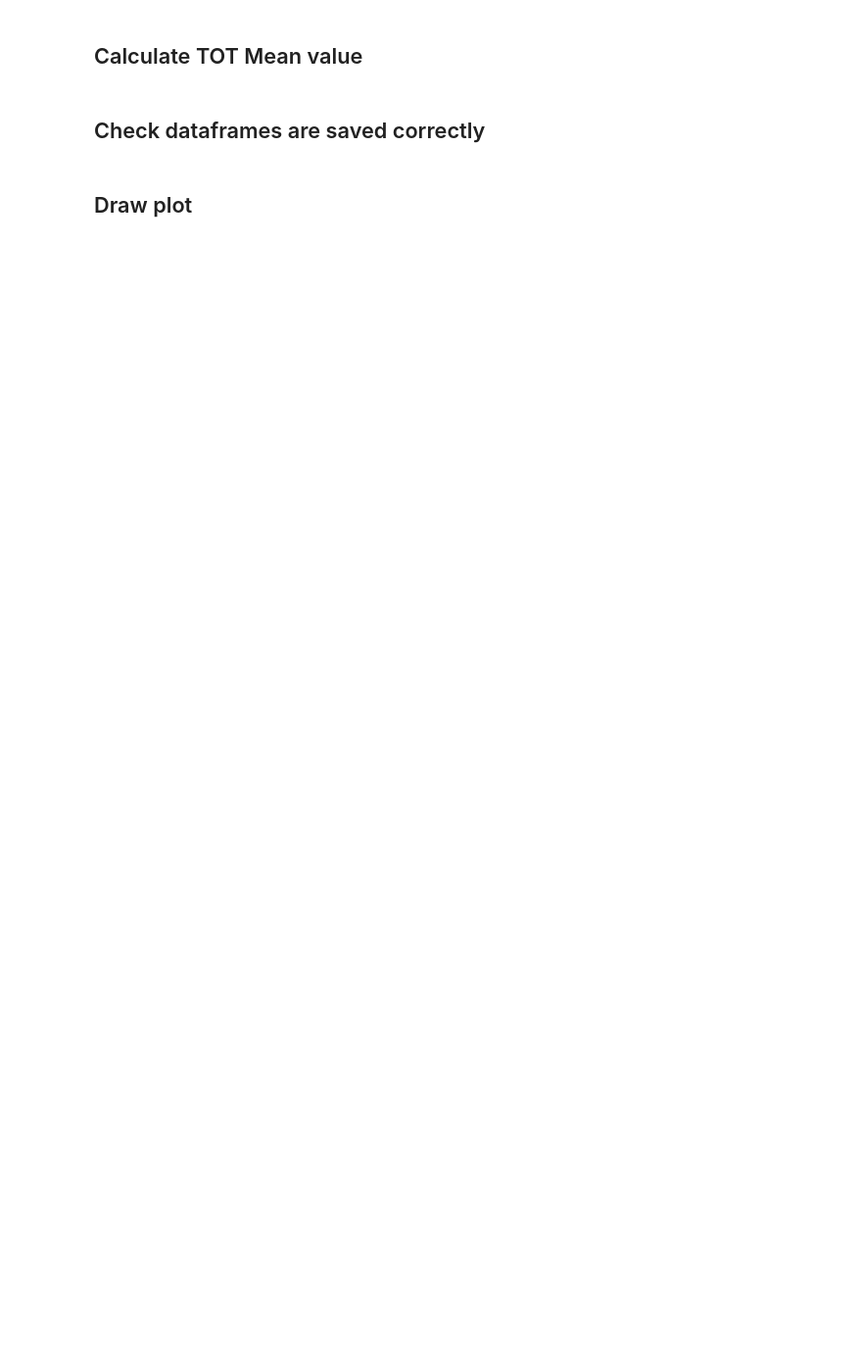
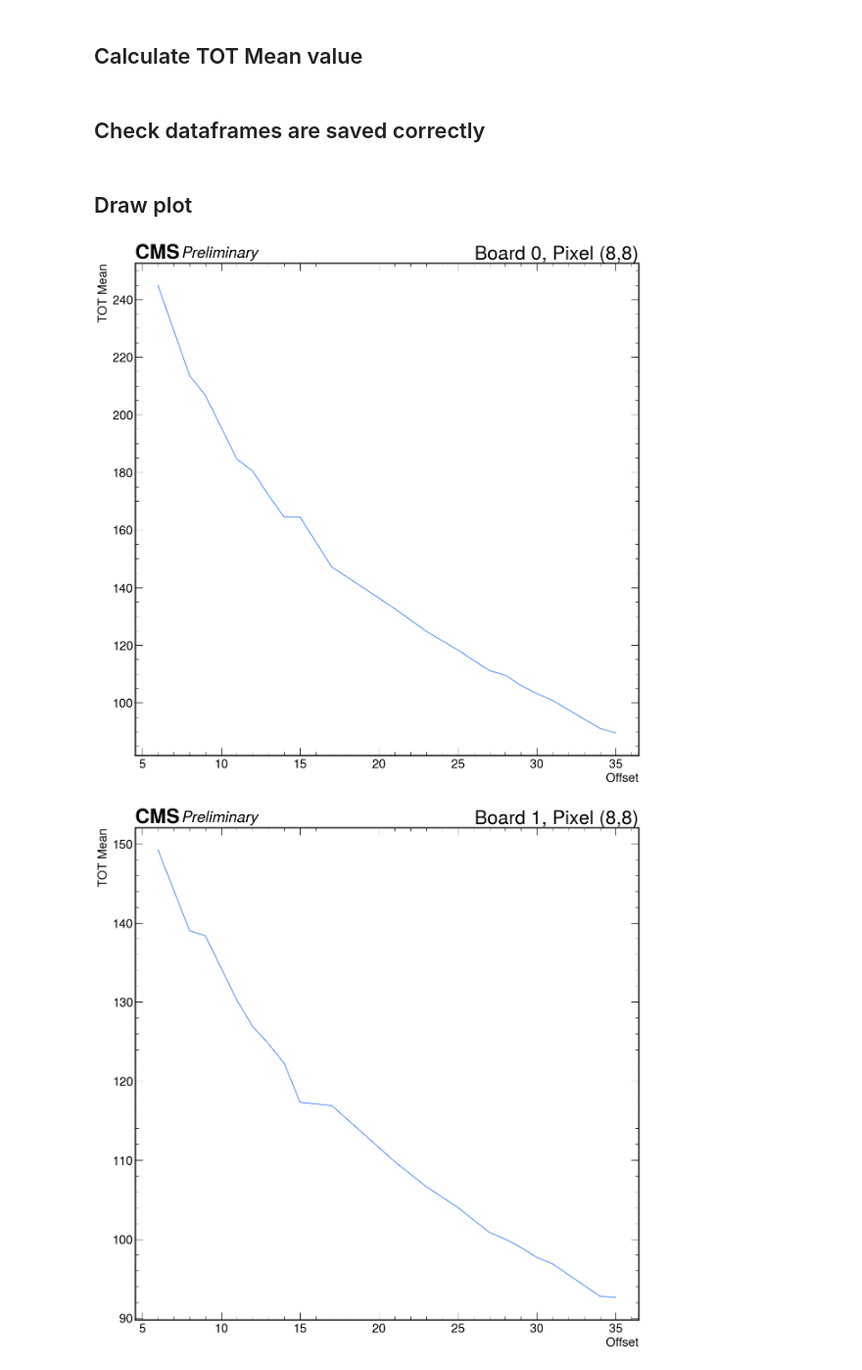
Before and after one commit to cbeiraod/ETROC-Analysis, a Jupyter notebook: TestBeam/plotting_TOT_Mean_vs_offset.ipynb, the cells around one changed output. Shown at 98% size. Saved outputs shown, nothing was run; the diff lists cells and outputs as text; code cells hidden in the pictures; blank space fills up the shorter version.

```diff
--- a/TestBeam/plotting_TOT_Mean_vs_offset.ipynb
+++ b/TestBeam/plotting_TOT_Mean_vs_offset.ipynb
@@ -14,7 +14,7 @@ hep.style.use('CMS')
 # %%
 offset_dfs = defaultdict(pd.DataFrame)
 
-path = Path('./')
+path = Path('/media/daq/X9/')
 dirs = natsorted(list(path.glob('Run_DESYFeb2024_Run_18_offset*')))
 
 for idir in tqdm(dirs):
@@ -36,17 +89,20 @@ for idir in tqdm(dirs):
 # %%
 offset_dfs_cut_by_TDC = defaultdict(pd.DataFrame)
-
+good_offsets = []
 for key, val in offset_dfs.items():
-
+    print(key, val.size)
+    if(val.size<1): continue
+    good_offsets += [int(key.split('_')[1])]
     df = val
     tdc_cuts = {}
     for idx in [0, 1, 2, 3]:
+        # print(df.loc[df['board'] == idx]['cal'].mode()[0])
         # board ID: [CAL LB, CAL UB, TOA LB, TOA UB, TOT LB, TOT UB]
         if idx == 0:
             tdc_cuts[idx] = [df.loc[df['board'] == idx]['cal'].mode()[0]-50, df.loc[df['board'] == idx]['cal'].mode()[0]+50,  100, 500, 0, 600]
         else:
             tdc_cuts[idx] = [df.loc[df['board'] == idx]['cal'].mode()[0]-50, df.loc[df['board'] == idx]['cal'].mode()[0]+50,  0, 1100, 0, 600]
-
+    # break
     filtered_df = helper.tdc_event_selection(df, tdc_cuts_dict=tdc_cuts, select_by_hit=True)
     offset_dfs_cut_by_TDC[key] = filtered_df
 
@@ -55,8 +133,9 @@ for key, val in offset_dfs.items():
 ## Calculate TOT Mean value
 # %%
 outfile = 'tot_Mean_by_offsets.sqlite'
+# offset_dfs_cut_by_TDC offset_dfs
 with sqlite3.connect(outfile) as sqlconn:
-    for key, val in offset_dfs.items():
+    for key, val in offset_dfs_cut_by_TDC.items():
         for idx in [0, 1, 2, 3]:
             sum_group = val[val['board'] == idx].groupby(["col", "row"]).agg({'tot':['mean']})
             sum_group.columns = sum_group.columns.droplevel()
@@ -80,12 +159,21 @@ with sqlite3.connect(outfile) as sqlconn:
 # %% [markdown]
 ## Draw plot
 # %%
-offsets = [8, 15]
-idx = 0
-tot_means = []
-
 with sqlite3.connect(outfile) as conn:
-    for ioffset in offsets:
-        table_name = f'offset{ioffset}boardid{idx}'
-        df = pd.read_sql_query(f'SELECT * FROM {table_name}', conn)
-        tot_means.append(df.iloc[7,7]) # for now, just a single pixel
+    for idx in [0,1,2,3]:
+        tot_means = []
+        for ioffset in good_offsets:
+            table_name = f'offset{ioffset}boardid{idx}'
+            df = pd.read_sql_query(f'SELECT * FROM {table_name}', conn)
+            tot_means.append(df.iloc[8,8]) # for now, just a single pixel
+        fig, ax = plt.subplots(figsize=(13, 13))
+        hep.cms.text(loc=0, ax=ax, text="Preliminary", fontsize=25)
+        ax.set_xlabel('Offset', fontsize=20)
+        ax.set_ylabel('TOT Mean', fontsize=20)
+        ax.tick_params(axis='both', labelsize=20)
+        ax.plot(good_offsets, tot_means)
+        ax.set_title(f"Board {idx}, Pixel (8,8)", loc="right")
+        plt.tight_layout()
+# %% [output]
+[figure, added]
+[figure, added]
```
Also changed, not shown: parts of 7 cells of this notebook, 1 other file.
